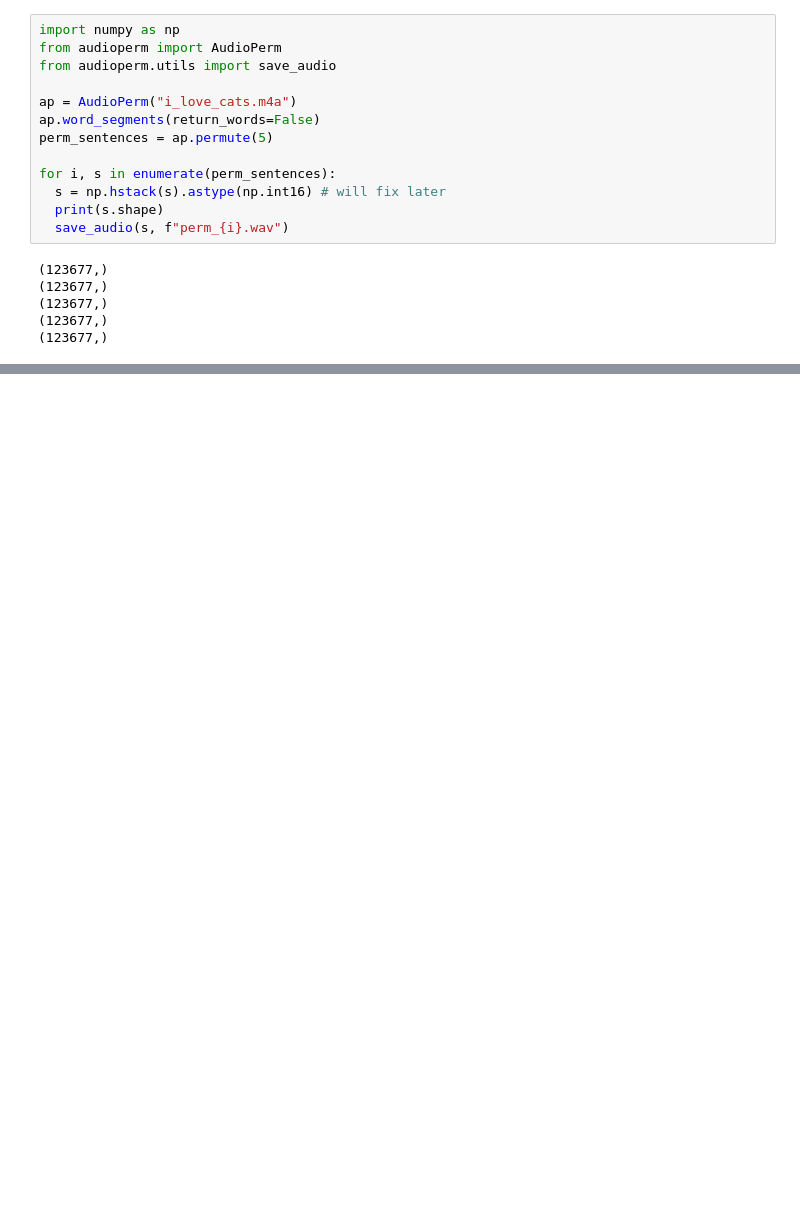
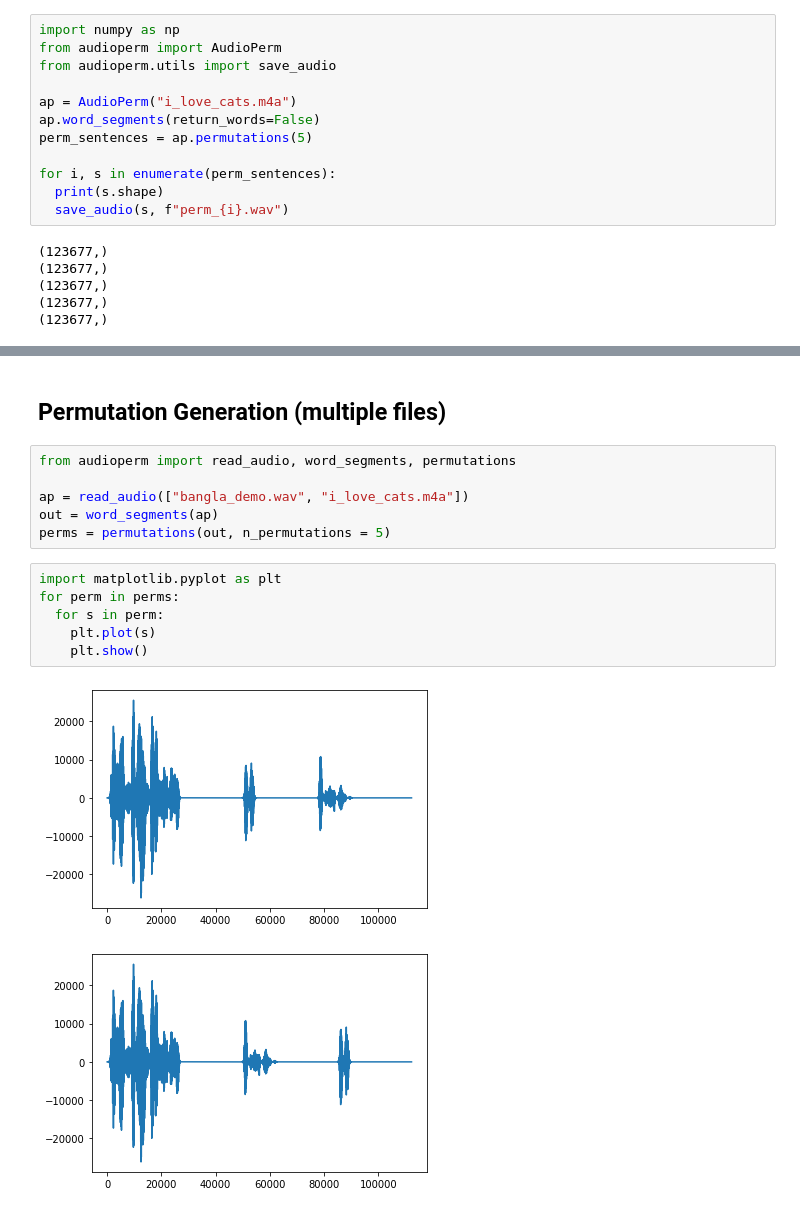
Before and after one commit to zabir-nabil/audioperm, a Jupyter notebook: notebooks/audioperm_demo.ipynb, the cells around one changed output, grey strips where cells are left out. Cells and saved outputs as stored; diff of their text form; blank space fills up the shorter version.

```diff
--- a/notebooks/audioperm_demo.ipynb
+++ b/notebooks/audioperm_demo.ipynb
@@ -78,10 +78,9 @@ from audioperm.utils import save_audio
 
 ap = AudioPerm("i_love_cats.m4a")
 ap.word_segments(return_words=False)
-perm_sentences = ap.permute(5)
+perm_sentences = ap.permutations(5)
 
 for i, s in enumerate(perm_sentences):
-  s = np.hstack(s).astype(np.int16) # will fix later
   print(s.shape)
   save_audio(s, f"perm_{i}.wav")
 # %% [output]
@@ -107,0 +130,17 @@ for pi in range(5):
+# %% [markdown]
+## **Permutation Generation (multiple files)**
+# %%
+from audioperm import read_audio, word_segments, permutations
+
+ap = read_audio(["bangla_demo.wav", "i_love_cats.m4a"])
+out = word_segments(ap)
+perms = permutations(out, n_permutations = 5)
+# %%
+import matplotlib.pyplot as plt
+for perm in perms:
+  for s in perm:
+    plt.plot(s)
+    plt.show()
+# %% [output]
+[figure, added]
+[figure, added]
```
Also changed, not shown: parts of 13 cells of this notebook, 9 other files.
